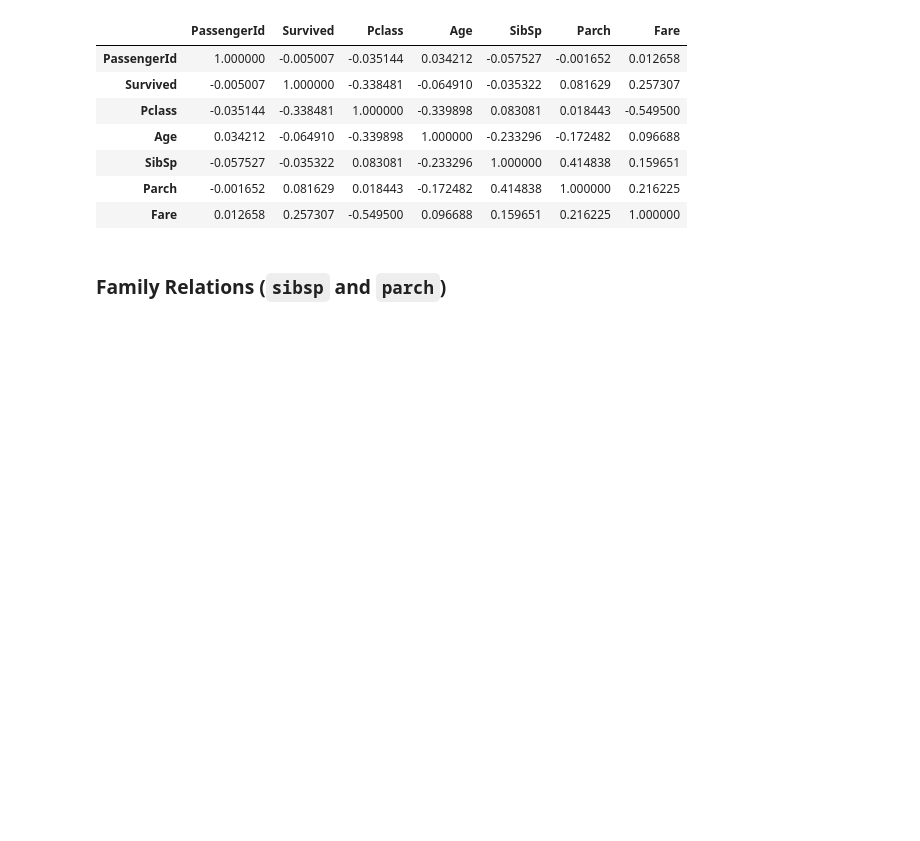
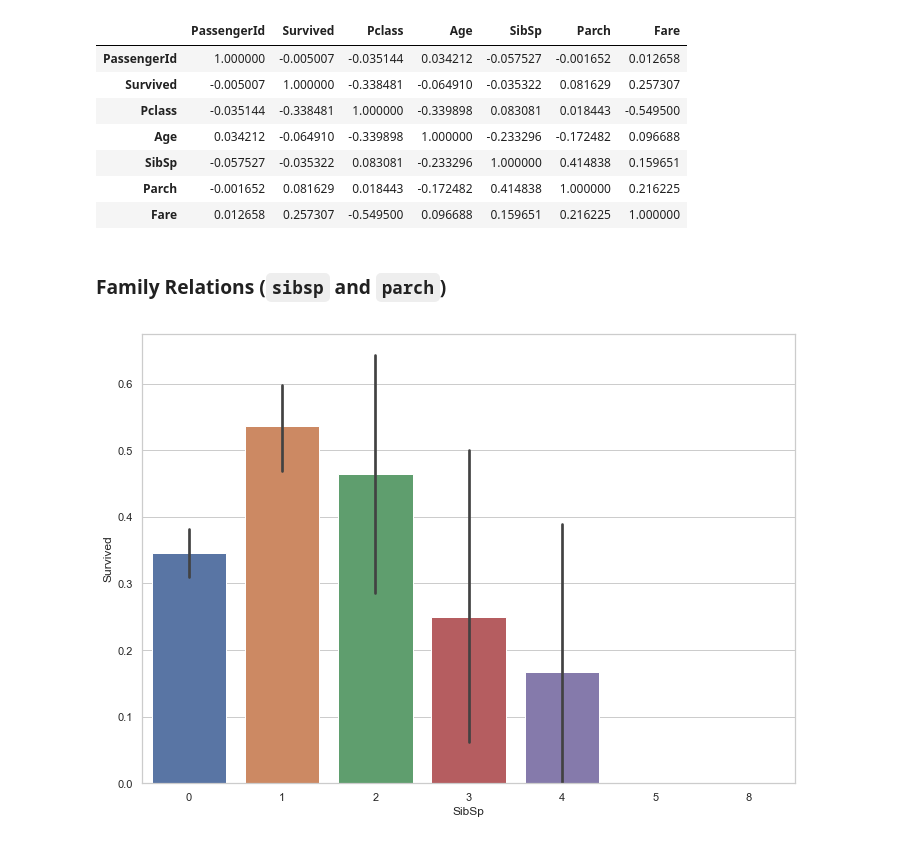
Before and after one commit to kaipak/kaggle-titanic, a Jupyter notebook: kaggle-titanic.ipynb, the cells around one changed output. Saved outputs shown, nothing was run; the diff lists cells and outputs as text; code cells hidden in the pictures; blank space fills up the shorter version.

```diff
--- a/kaggle-titanic.ipynb
+++ b/kaggle-titanic.ipynb
@@ -171,3 +170,7 @@ corr_matrix
 | Fare | 0.012658 | 0.257307 | -0.549500 | 0.096688 | 0.159651 | 0.216225 | 1.000000 |
 # %% [markdown]
 ### Family Relations (`sibsp` and `parch`)
+# %%
+ax = sns.barplot(x='SibSp', y='Survived',  data=df_train)
+# %% [output]
+[figure, added]
```
Also changed, not shown: parts of 17 cells of this notebook, 2 other files.
